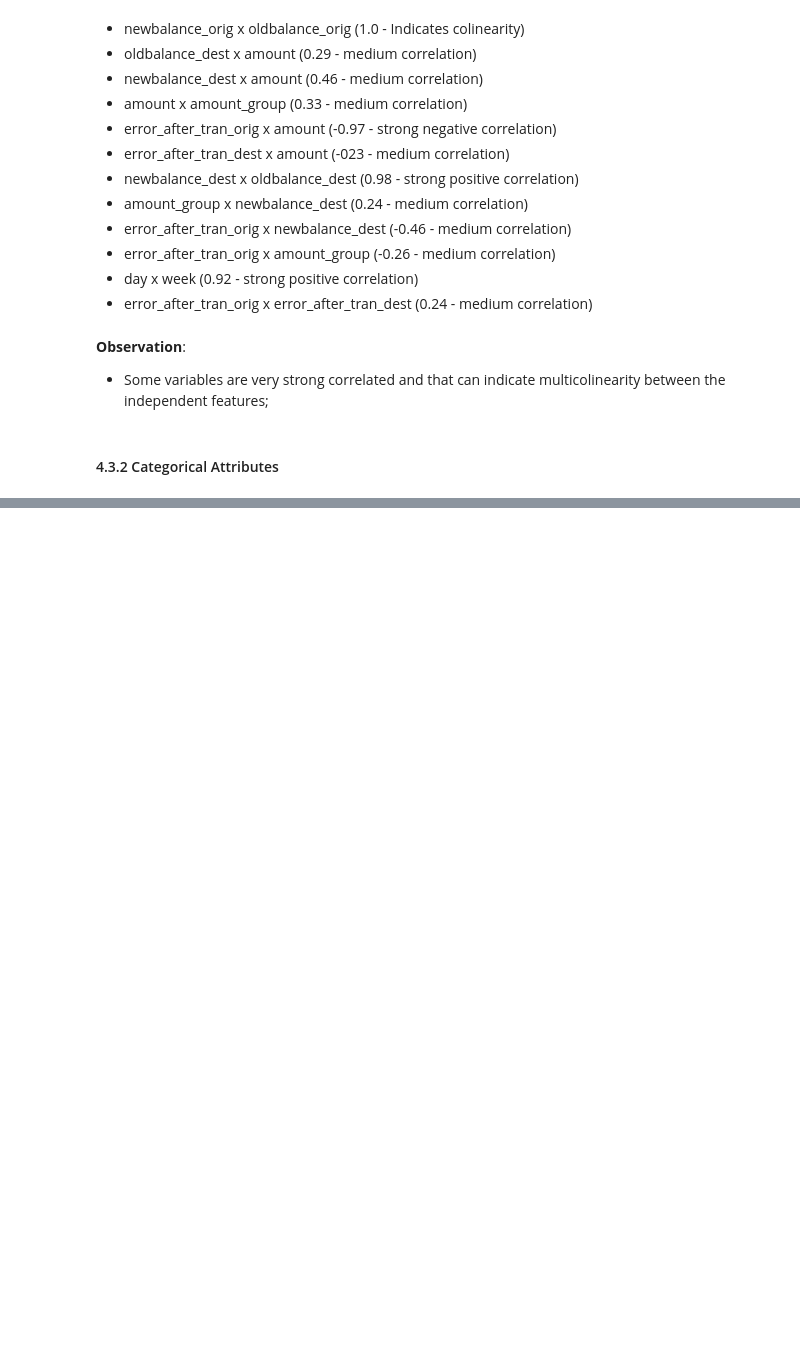
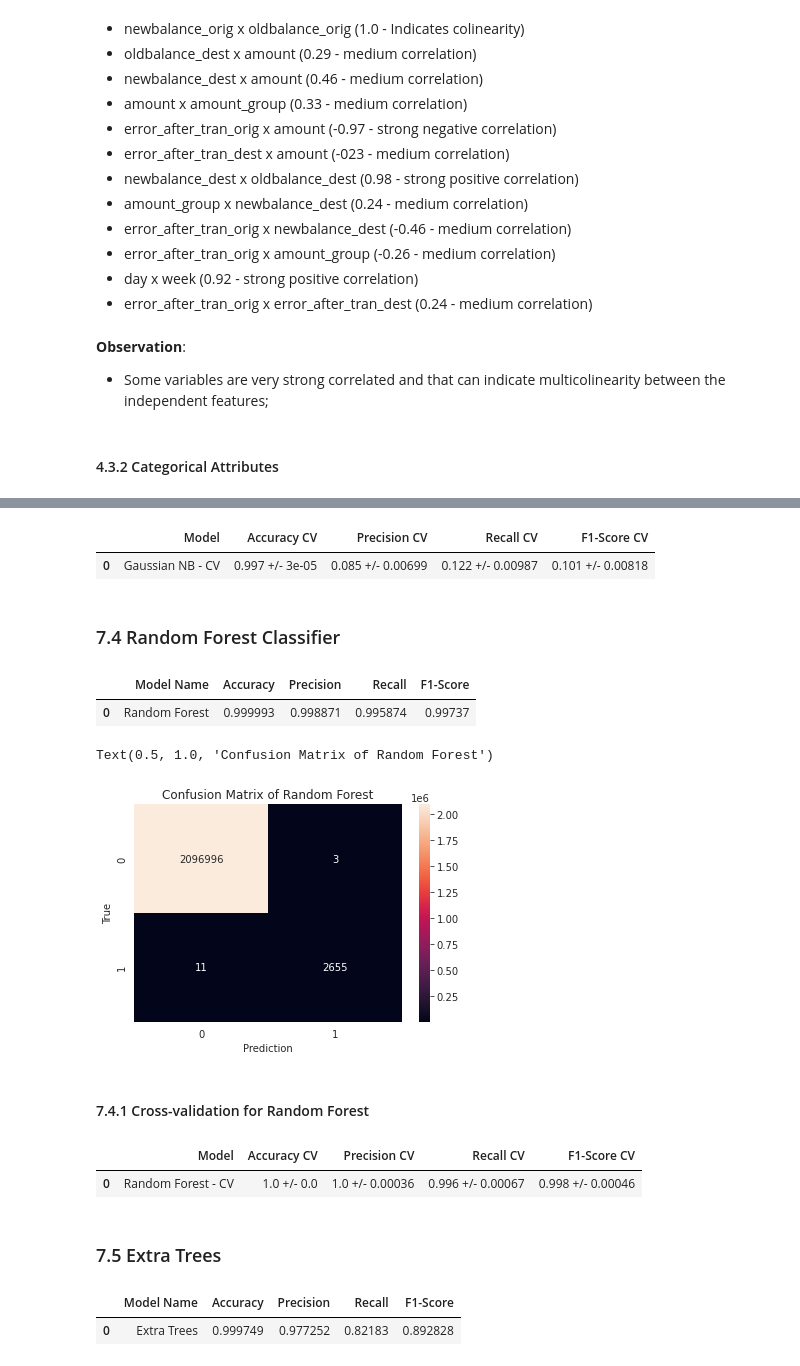
Before and after one commit to jooaobrum/blocker-fraud-company, a Jupyter notebook: notebooks/blocker_fraud_company.ipynb, the cells around one changed output, grey strips where cells are left out. Saved outputs shown, nothing was run; the diff lists cells and outputs as text; code cells hidden in the pictures; blank space fills up the shorter version.

```diff
--- a/notebooks/blocker_fraud_company.ipynb
+++ b/notebooks/blocker_fraud_company.ipynb
@@ -926,0 +1340,59 @@ The categoerical features does not have information with exception of type.
+# %%
+nb_cv = cross_validation('Gaussian NB - CV', nb_model, X_train, y_train, 5)
+nb_cv
+# %% [output]
+|  | Model | Accuracy CV | Precision CV | Recall CV | F1-Score CV |
+| 0 | Gaussian NB - CV | 0.997 +/- 3e-05 | 0.085 +/- 0.00699 | 0.122 +/- 0.00987 | 0.101 +/- 0.00818 |
+# %% [markdown]
+### 7.4 Random Forest Classifier
+# %%
+# RandomForest Classifier Model
+rf_model = RandomForestClassifier(n_estimators=100, random_state = 42)
+
+# Fit train dataset
+rf_model.fit(X_train[rfe_selected_features], y_train)
+
+# Prediction with the test dataset
+rf_preds = rf_model.predict(X_test[rfe_selected_features])
+
+# Get the metrics for the model
+rf_metrics = get_metrics('Random Forest', y_test, rf_preds)
+rf_metrics
+# %% [output]
+|  | Model Name | Accuracy | Precision | Recall | F1-Score |
+| 0 | Random Forest | 0.999993 | 0.998871 | 0.995874 | 0.99737 |
+# %%
+# Plot of the confusion matrix to help the decision
+sns.heatmap(confusion_matrix(y_test, rf_preds), annot = True, fmt = 'd')
+plt.ylabel('True')
+plt.xlabel('Prediction')
+plt.title('Confusion Matrix of Random Forest')
+# %% [output]
+Text(0.5, 1.0, 'Confusion Matrix of Random Forest')
+[figure, added]
+# %% [markdown]
+#### 7.4.1 Cross-validation for Random Forest
+# %%
+rf_cv = cross_validation('Random Forest - CV', rf_model, X_train, y_train, 5)
+rf_cv
+# %% [output]
+|  | Model | Accuracy CV | Precision CV | Recall CV | F1-Score CV |
+| 0 | Random Forest - CV | 1.0 +/- 0.0 | 1.0 +/- 0.00036 | 0.996 +/- 0.00067 | 0.998 +/- 0.00046 |
+# %% [markdown]
+### 7.5 Extra Trees
+# %%
+# ExtraTree Classifier Model
+et_model = ExtraTreesClassifier(n_estimators=100, random_state = 42)
+
+# Fit train dataset
+et_model.fit(X_train[rfe_selected_features], y_train)
+
+# Prediction with the test dataset
+et_preds = et_model.predict(X_test[rfe_selected_features])
+
+# Get the metrics for the model
+et_metrics = get_metrics('Extra Trees', y_test, et_preds)
+et_metrics
+# %% [output]
+|  | Model Name | Accuracy | Precision | Recall | F1-Score |
+| 0 | Extra Trees | 0.999749 | 0.977252 | 0.82183 | 0.892828 |
```
Also changed, not shown: parts of 117 cells of this notebook.
